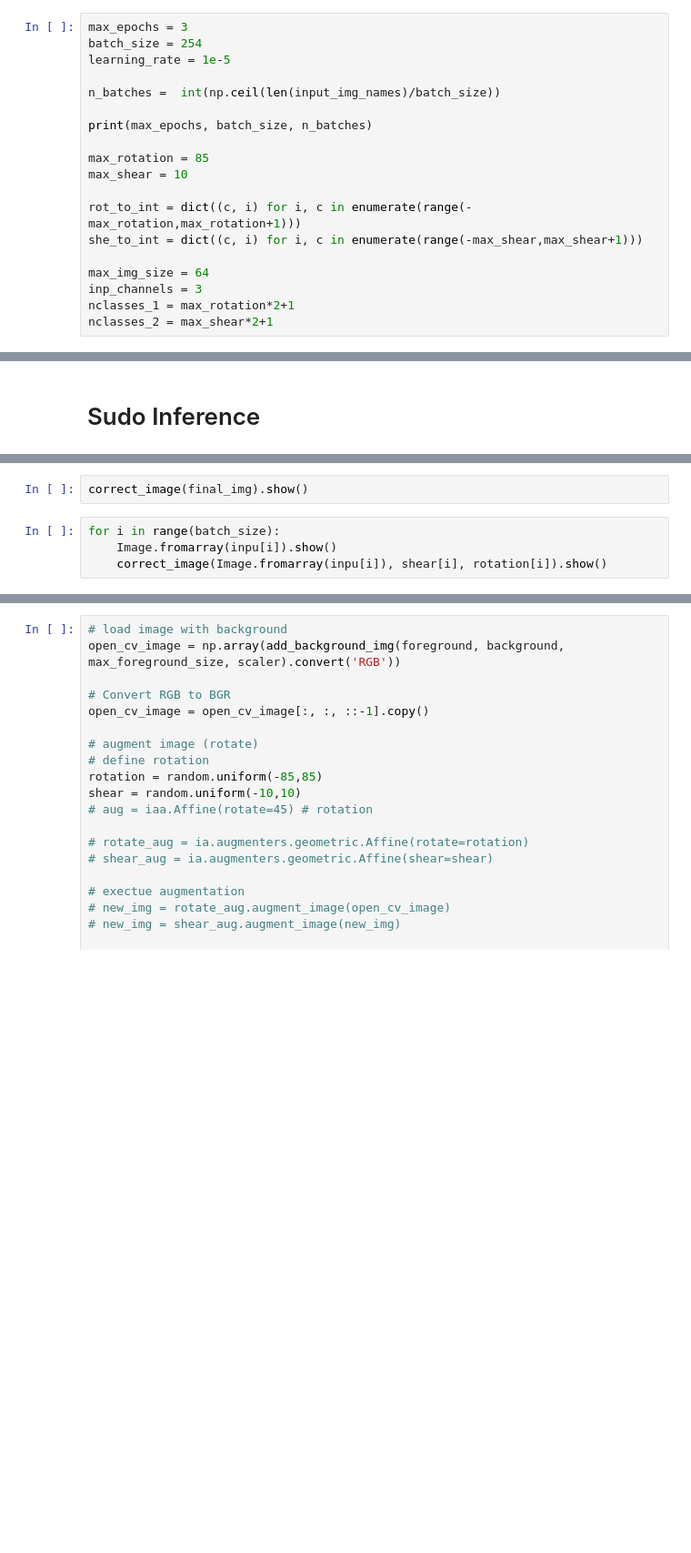
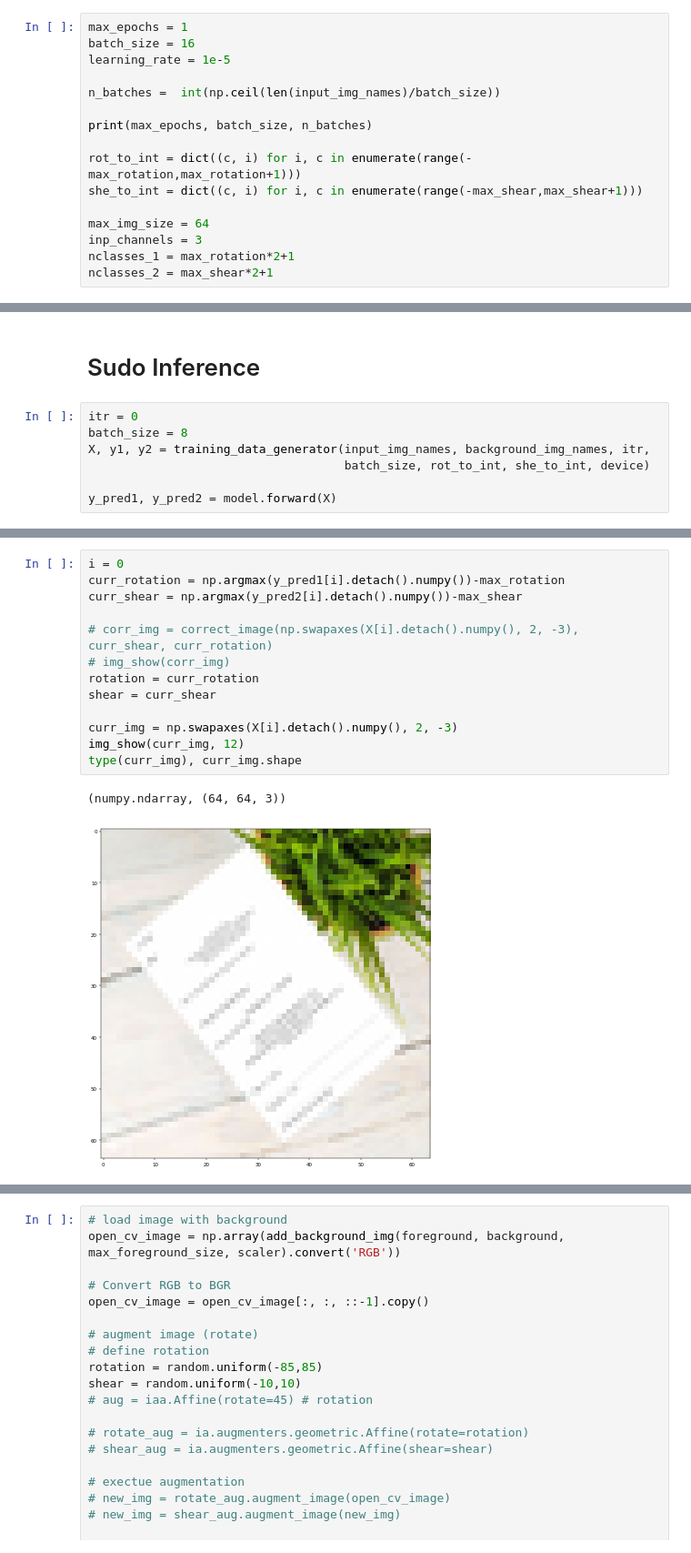
Before and after one commit to Charistoph/invoice_ocr, a Jupyter notebook: Image_Rotation_CNN_Colab.ipynb, the cells around one changed output, grey strips where cells are left out. Shown: that part at 91% size. Drawn from its saved outputs; the diff is of its cells as text; blank space fills up the shorter version.

```diff
--- a/Image_Rotation_CNN_Colab.ipynb
+++ b/Image_Rotation_CNN_Colab.ipynb
@@ -405,14 +397,11 @@ Drive already mounted at /content/gdrive; to attempt to forcibly remount, call d
 # %%
-max_epochs = 3
-batch_size = 254
+max_epochs = 1
+batch_size = 16
 learning_rate = 1e-5
 
 n_batches =  int(np.ceil(len(input_img_names)/batch_size))
 
 print(max_epochs, batch_size, n_batches)
-
-max_rotation = 85
-max_shear = 10
 
 rot_to_int = dict((c, i) for i, c in enumerate(range(-max_rotation,max_rotation+1)))
 she_to_int = dict((c, i) for i, c in enumerate(range(-max_shear,max_shear+1)))
@@ -488,3 +480,10 @@ except:
 torch.save(model, "%s/image_rotation.pt" % model_folder)
 # %% [markdown]
 # Sudo Inference
+# %%
+itr = 0
+batch_size = 8
+X, y1, y2 = training_data_generator(input_img_names, background_img_names, itr,
+                                    batch_size, rot_to_int, she_to_int, device)
+
+y_pred1, y_pred2 = model.forward(X)
@@ -507,9 +511,19 @@ def correct_image(final_img, shear, rotation):
     img = Image.fromarray(img)
 
     return img
-# %%
-correct_image(final_img).show()
-# %%
-for i in range(batch_size):
-    Image.fromarray(inpu[i]).show()
-    correct_image(Image.fromarray(inpu[i]), shear[i], rotation[i]).show()
+# %%
+i = 0
+curr_rotation = np.argmax(y_pred1[i].detach().numpy())-max_rotation
+curr_shear = np.argmax(y_pred2[i].detach().numpy())-max_shear
+
+# corr_img = correct_image(np.swapaxes(X[i].detach().numpy(), 2, -3), curr_shear, curr_rotation)
+# img_show(corr_img)
+rotation = curr_rotation
+shear = curr_shear
+
+curr_img = np.swapaxes(X[i].detach().numpy(), 2, -3)
+img_show(curr_img, 12)
+type(curr_img), curr_img.shape
+# %% [output]
+(numpy.ndarray, (64, 64, 3))
+[figure, added]
```
Also changed, not shown: parts of 28 cells of this notebook, 1 other file.
